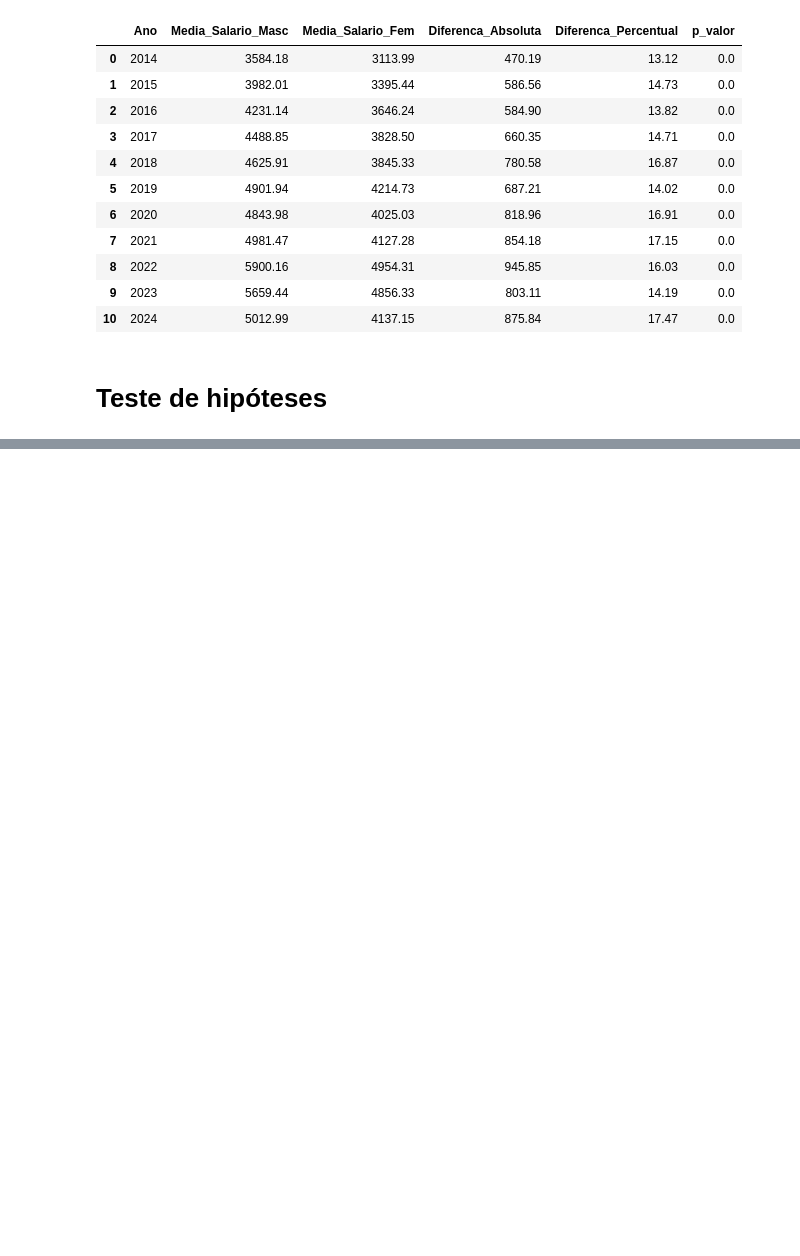
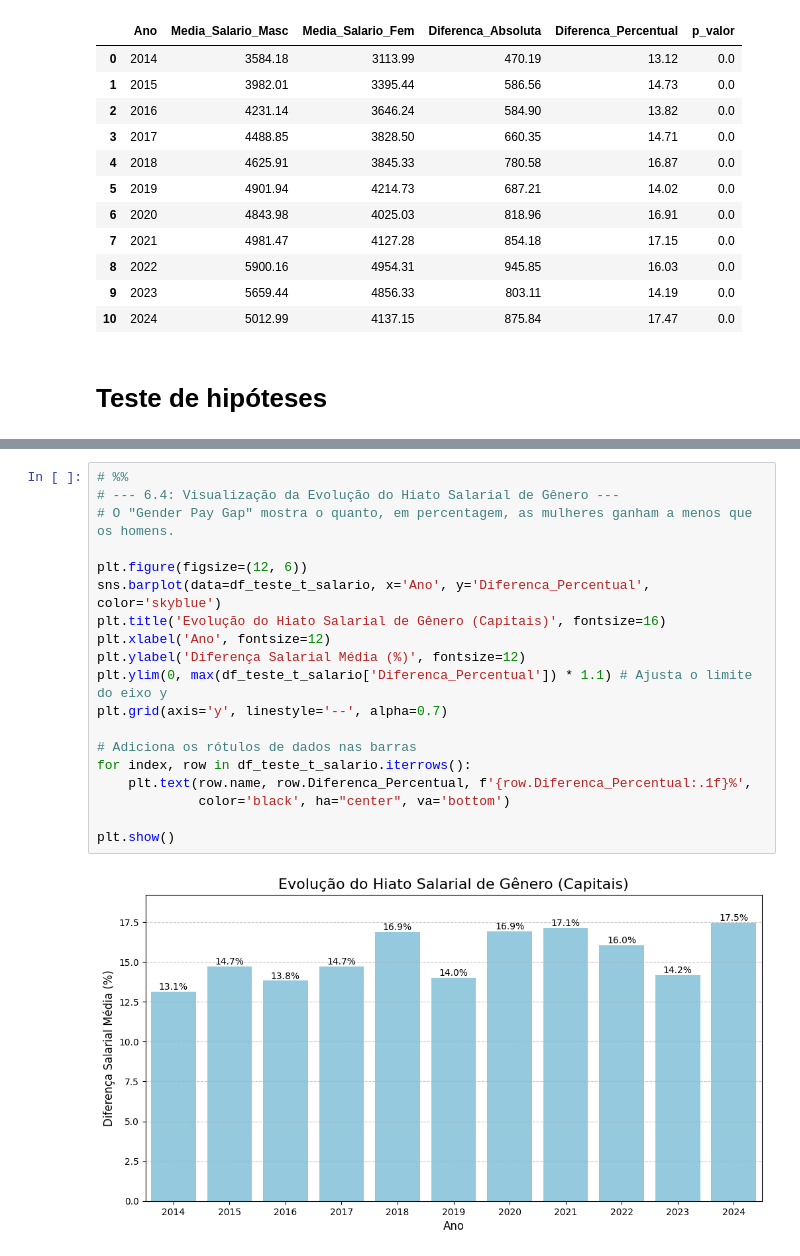
Before and after one commit to GGRoca/Lab2-Enap, a Jupyter notebook: Análise cópia.ipynb, the cells around one changed output, grey strips where cells are left out. Drawn from its saved outputs; the diff is of its cells as text; blank space fills up the shorter version.

```diff
--- a/Análise cópia.ipynb
+++ b/Análise cópia.ipynb
@@ -477,0 +613,21 @@ Análise concluída e memória liberada.
+# %%
+# %%
+# --- 6.4: Visualização da Evolução do Hiato Salarial de Gênero ---
+# O "Gender Pay Gap" mostra o quanto, em percentagem, as mulheres ganham a menos que os homens.
+
+plt.figure(figsize=(12, 6))
+sns.barplot(data=df_teste_t_salario, x='Ano', y='Diferenca_Percentual', color='skyblue')
+plt.title('Evolução do Hiato Salarial de Gênero (Capitais)', fontsize=16)
+plt.xlabel('Ano', fontsize=12)
+plt.ylabel('Diferença Salarial Média (%)', fontsize=12)
+plt.ylim(0, max(df_teste_t_salario['Diferenca_Percentual']) * 1.1) # Ajusta o limite do eixo y
+plt.grid(axis='y', linestyle='--', alpha=0.7)
+
+# Adiciona os rótulos de dados nas barras
+for index, row in df_teste_t_salario.iterrows():
+    plt.text(row.name, row.Diferenca_Percentual, f'{row.Diferenca_Percentual:.1f}%',
+             color='black', ha="center", va='bottom')
+
+plt.show()
+# %% [output]
+[figure, added]
```
Also changed, not shown: parts of 9 cells of this notebook.
